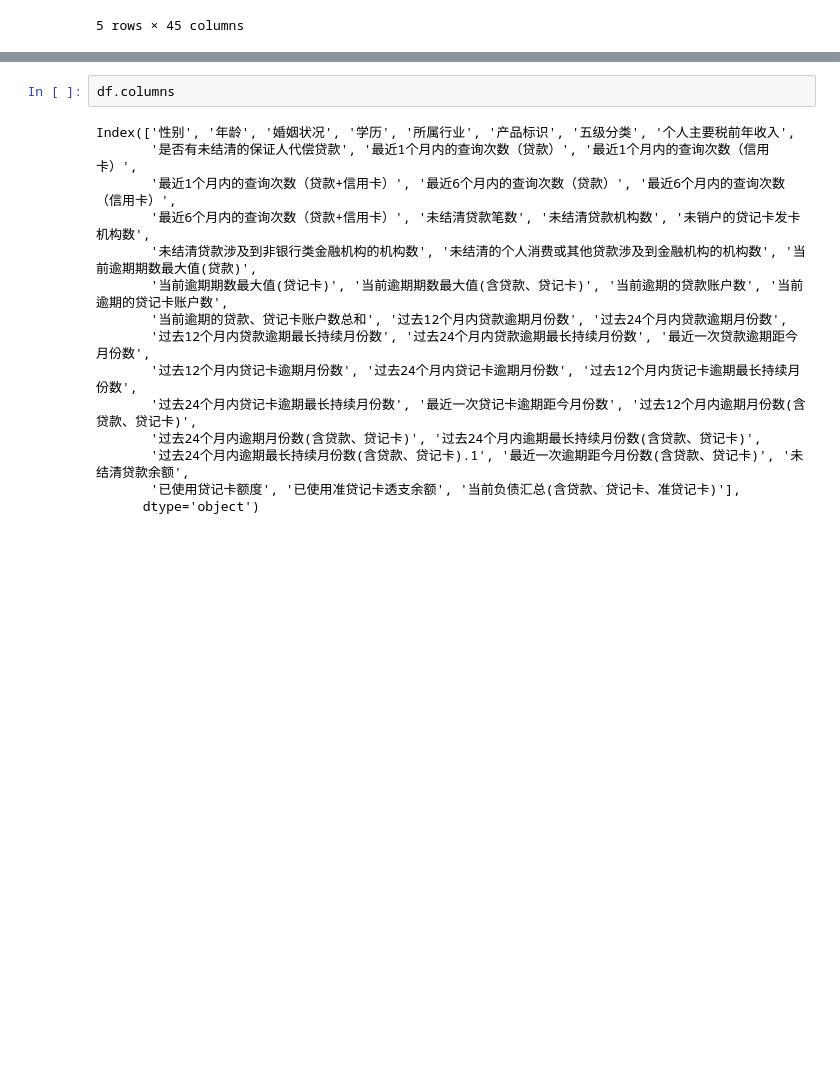
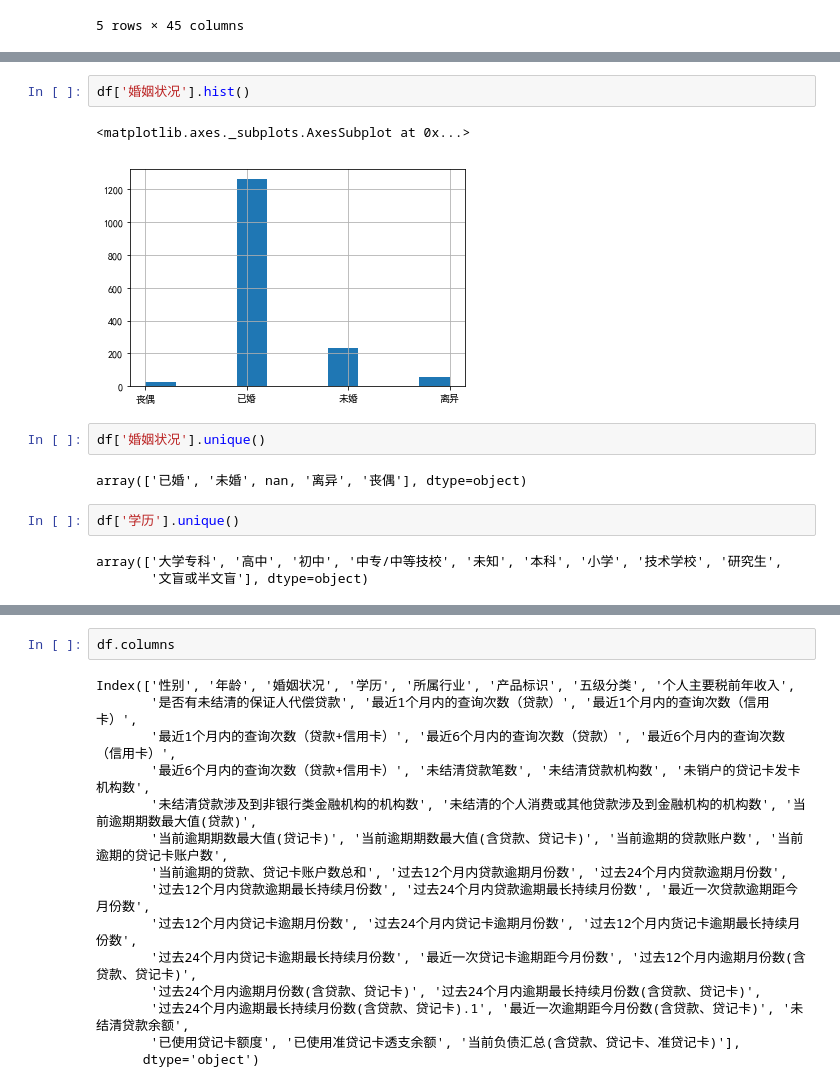
Before and after one commit to Judithning/Uda, a Jupyter notebook: bank_model.ipynb, the cells around one changed output, grey strips where cells are left out. Cells and saved outputs as stored; diff of their text form; blank space fills up the shorter version.

```diff
--- a/bank_model.ipynb
+++ b/bank_model.ipynb
@@ -23,0 +71,14 @@ df.head()
+# %%
+df['婚姻状况'].hist()
+# %% [output]
+<matplotlib.axes._subplots.AxesSubplot at 0x...>
+[figure, added]
+# %%
+df['婚姻状况'].unique()
+# %% [output]
+array(['已婚', '未婚', nan, '离异', '丧偶'], dtype=object)
+# %%
+df['学历'].unique()
+# %% [output]
+array(['大学专科', '高中', '初中', '中专/中等技校', '未知', '本科', '小学', '技术学校', '研究生',
+       '文盲或半文盲'], dtype=object)
```
Also changed, not shown: parts of 17 cells of this notebook.
